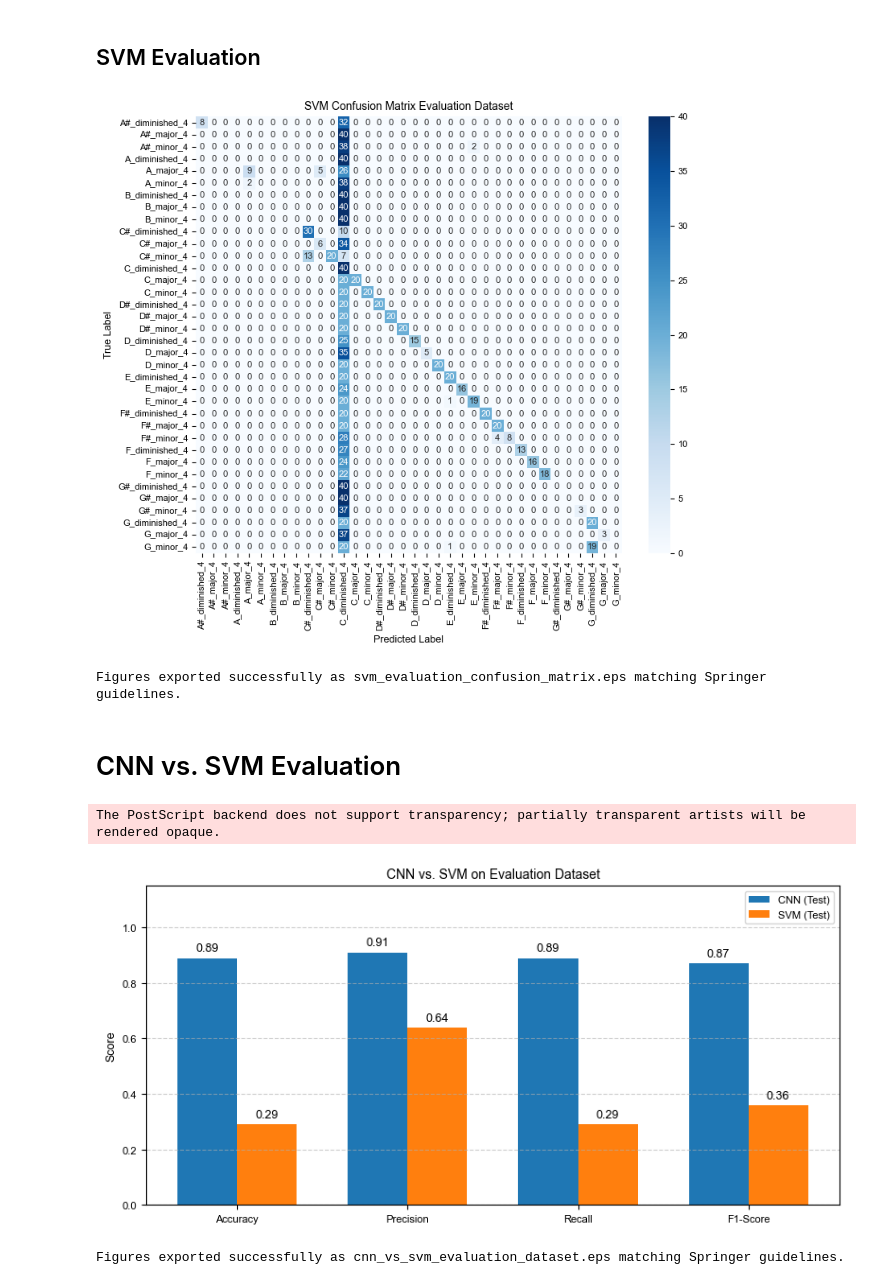
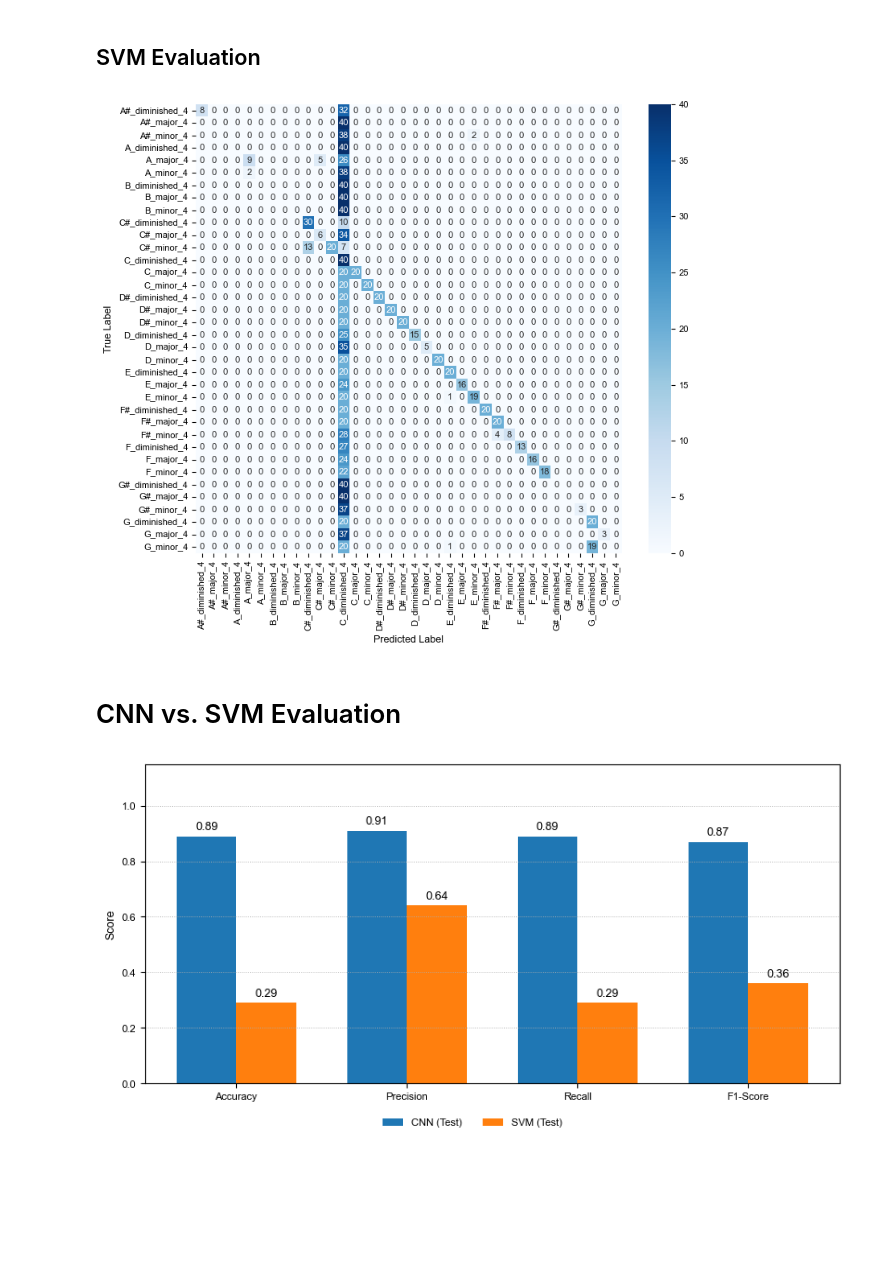
Before and after one commit to sglkc/chord-detector, a Jupyter notebook: training/notebooks/graphics/graphs.ipynb, the cells around one changed output. Cells and saved outputs as stored; diff of their text form; code cells hidden in the pictures; blank space fills up the shorter version.

```diff
--- a/training/notebooks/graphics/graphs.ipynb
+++ b/training/notebooks/graphics/graphs.ipynb
@@ -555,53 +637,51 @@ sns.heatmap(cm, annot=True, fmt='d', cmap='Blues',
 
 ax.set_xlabel('Predicted Label')
 ax.set_ylabel('True Label')
-ax.set_title('SVM Confusion Matrix Evaluation Dataset')
-
 plt.tight_layout()
 export_plot("svm_evaluation_confusion_matrix")
 # %% [output]
-[figure, old version]
+[figure, new version]
-Figures exported successfully as svm_evaluation_confusion_matrix.eps matching Springer guidelines.
 # %% [markdown]
 # CNN vs. SVM Evaluation
 # %%
 import numpy as np
 import matplotlib.pyplot as plt
 
 # Data from Table-IX: CNN vs. SVM on Cross-Validation and Test Set Evaluation
 metrics = ['Accuracy', 'Precision', 'Recall', 'F1-Score']
-cnn_validation = [1.00, 1.00, 1.00, 1.00]
-cnn_test       = [0.89, 0.91, 0.89, 0.87]
-svm_validation = [1.00, 1.00, 1.00, 1.00]
-svm_test       = [0.29, 0.64, 0.29, 0.36]
+cnn_test = [0.89, 0.91, 0.89, 0.87]
+svm_test = [0.29, 0.64, 0.29, 0.36]
 
 x = np.arange(len(metrics))
 width = 0.35
 
-fig, ax = plt.subplots(figsize=(8, 4))
+fig, ax = plt.subplots(figsize=(8, 4), layout='constrained')
 bars1 = ax.bar(x - width/2, cnn_test, width, label='CNN (Test)')
 bars2 = ax.bar(x + width/2, svm_test, width, label='SVM (Test)')
 
-# Annotate bars with their values
 for bars in (bars1, bars2):
     for bar in bars:
         h = bar.get_height()
-        ax.annotate(f'{h:.2f}',
-                    xy=(bar.get_x() + bar.get_width() / 2, h),
-                    xytext=(0, 3),
-                    textcoords="offset points",
-                    ha='center', va='bottom', fontsize=9)
+        ax.annotate(
+            f'{h:.2f}',
+            xy=(bar.get_x() + bar.get_width() / 2, h),
+            xytext=(0, 3),
+            textcoords="offset points",
+            ha='center', va='bottom', fontsize=9,
+        )
 
 ax.set_ylabel('Score')
-ax.set_title('CNN vs. SVM on Evaluation Dataset')
 ax.set_xticks(x)
 ax.set_xticklabels(metrics)
 ax.set_ylim(0, 1.15)
-ax.legend()
-ax.grid(axis='y', linestyle='--', alpha=0.6)
-plt.tight_layout()
+ax.grid(axis='y', linestyle=':', linewidth=0.6)
+
+fig.legend(
+    loc='outside lower center',
+    ncol=2,
+    frameon=False,
+    borderaxespad=0.4,
+)
 export_plot("cnn_vs_svm_evaluation_dataset")
 # %% [output]
-The PostScript backend does not support transparency; partially transparent artists will be rendered opaque.
-[figure, old version]
+[figure, new version]
-Figures exported successfully as cnn_vs_svm_evaluation_dataset.eps matching Springer guidelines.
```
Also changed, not shown: parts of 8 cells of this notebook, 1 other file.
